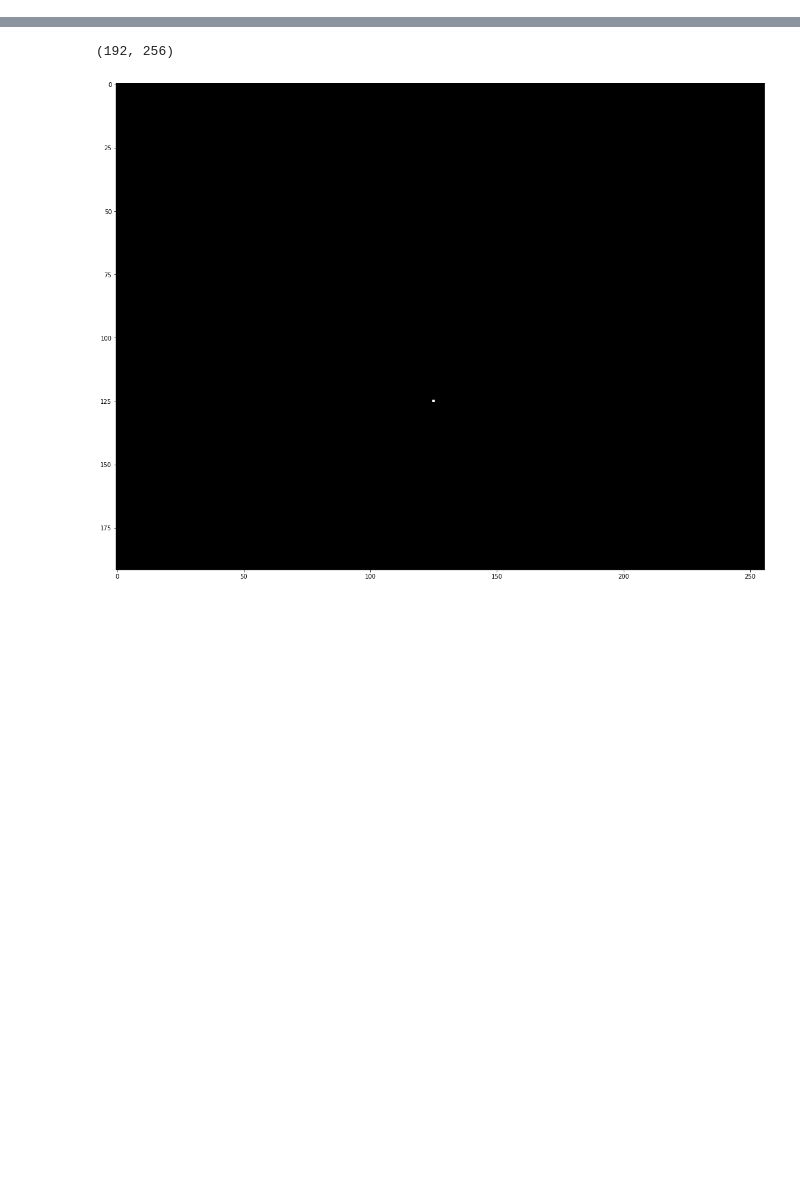
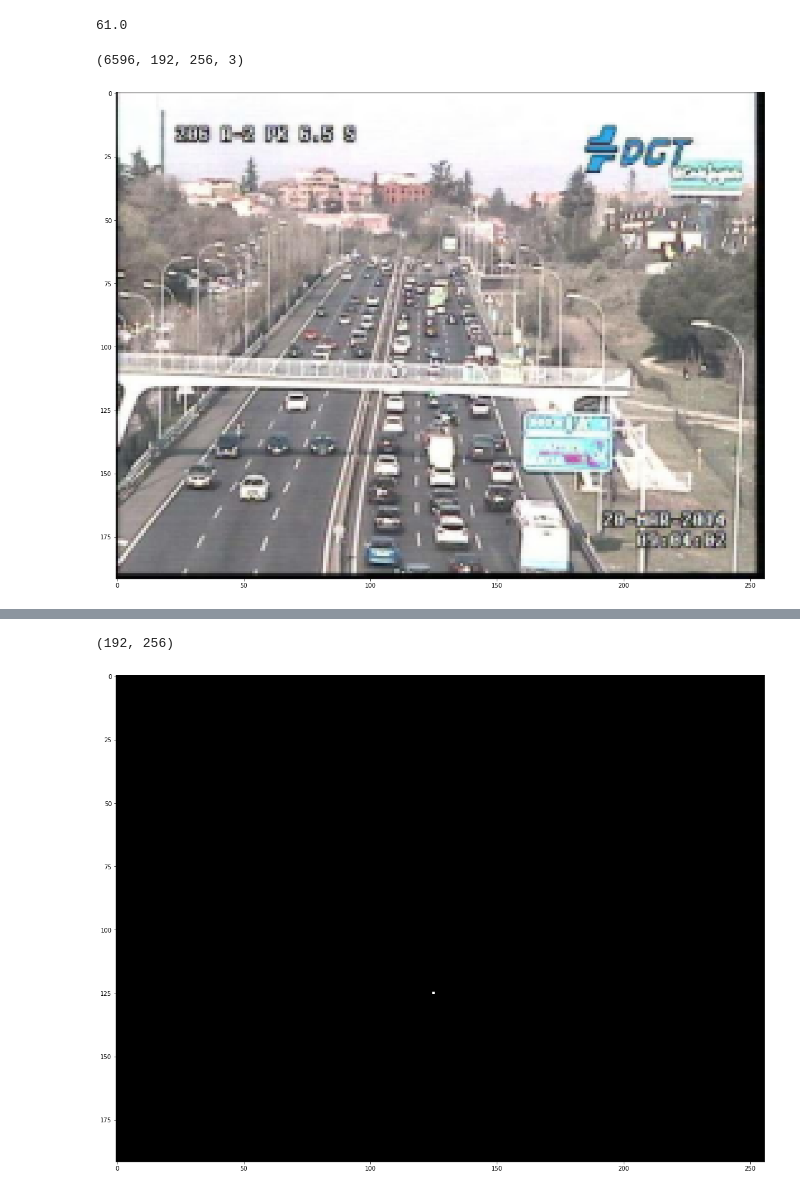
Before and after one commit to Baticsute/vietnamese-traffic-density-estimation-with-dots-enhanced, a Jupyter notebook: test1.ipynb, the cells around one changed output, grey strips where cells are left out. Cells and saved outputs as stored; diff of their text form; code cells hidden in the pictures; blank space fills up the shorter version.

```diff
--- a/test1.ipynb
+++ b/test1.ipynb
@@ -10,0 +56,4 @@ from skimage.transform import resize
+# %%
+(train_data, train_mask) = data_loader.load_bulk_data('unet_mini_data', section='train')
+(val_data, val_mask) = data_loader.load_bulk_data('unet_mini_data', section='val')
+(test_data, test_mask) = data_loader.load_bulk_data('unet_mini_data', section='test')
@@ -10,0 +74,10 @@ from skimage.transform import resize
+# %%
+np.sum(truth)
+# %% [output]
+61.0
+# %%
+train_data.shape
+# %% [output]
+(6596, 192, 256, 3)
+# %%
+test = train_data[1]
@@ -10,0 +86,6 @@ from skimage.transform import resize
+# %%
+plt.figure(figsize=(30, 15))
+plt.imshow(test, cmap='gray')
+plt.show()
+# %% [output]
+[figure, added]
```
Also changed, not shown: parts of 10 cells of this notebook, 6 other files.
